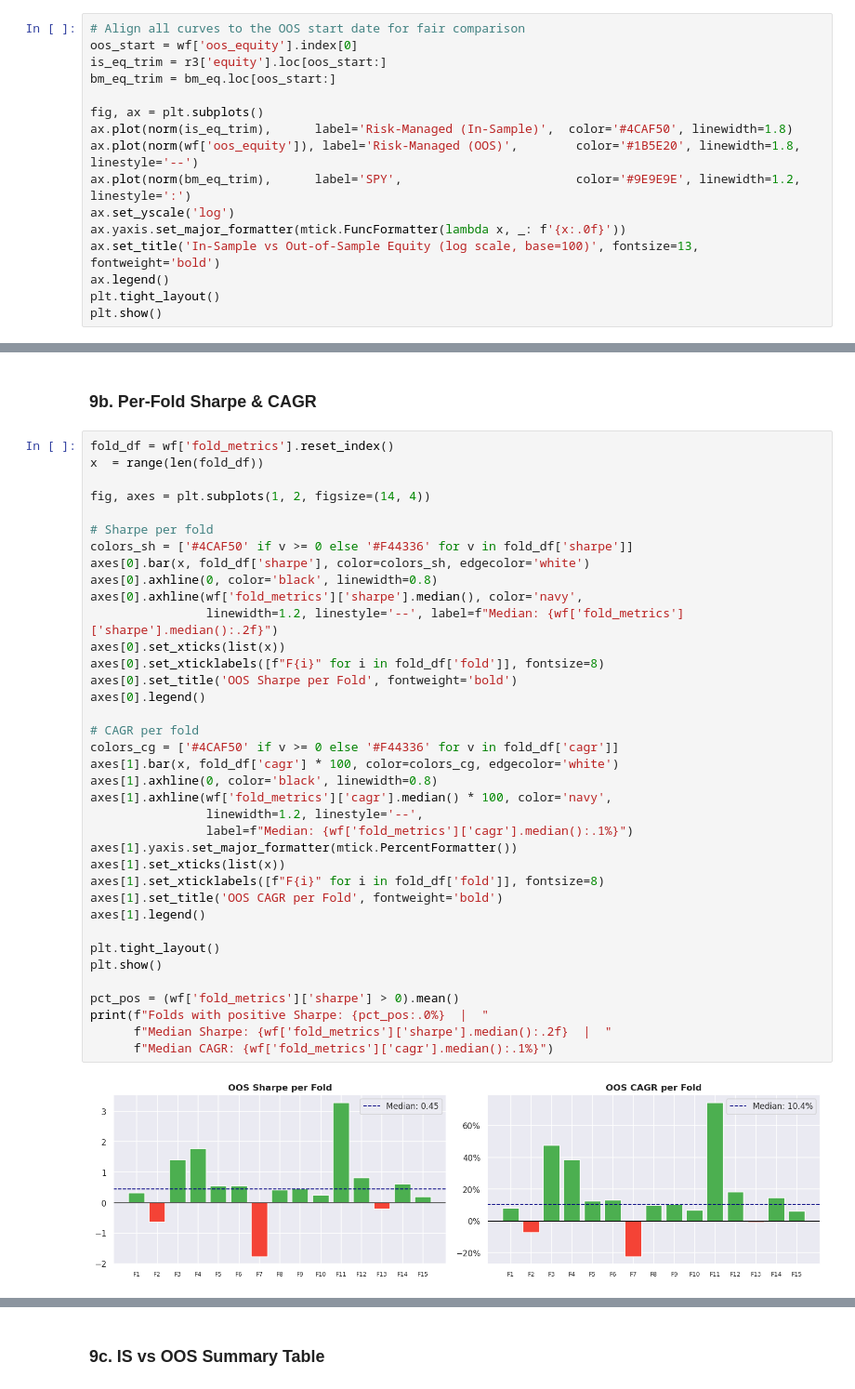
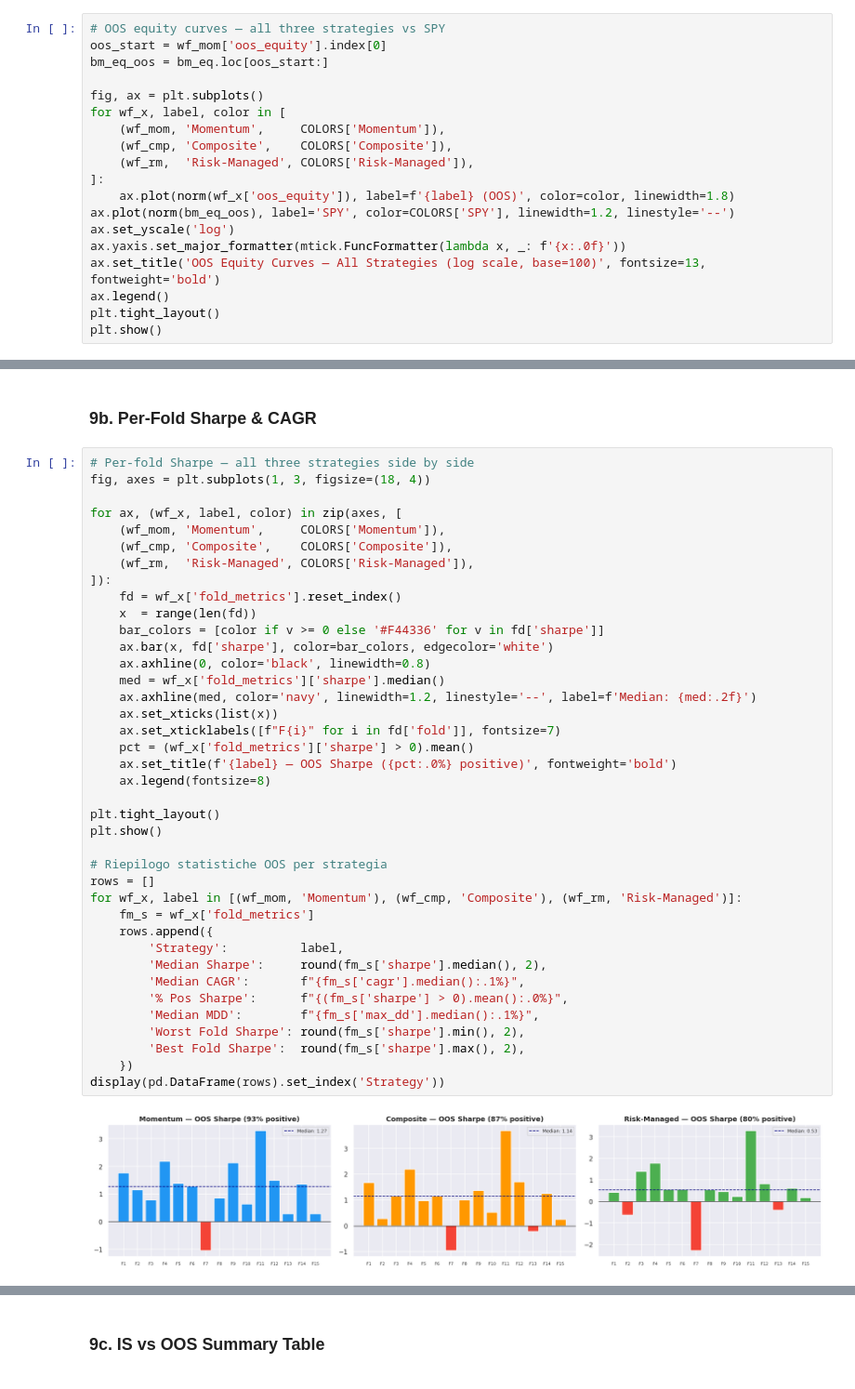
Before and after one commit to riccardo03/Backtest, a Jupyter notebook: quant-backtest/notebooks/analysis.ipynb, the cells around one changed output, grey strips where cells are left out. Shown at 93% size. Cells and saved outputs as stored; diff of their text form.

Commit message:
fixed README, add walk-forward validation for all strategies

```diff
--- a/quant-backtest/notebooks/analysis.ipynb
+++ b/quant-backtest/notebooks/analysis.ipynb
@@ -248,18 +261,21 @@ Running walk-forward validation (3y train / 6m OOS per fold)...
 # %% [markdown]
 ### 9a. OOS Equity Curve vs In-Sample
 # %%
-# Align all curves to the OOS start date for fair comparison
-oos_start = wf['oos_equity'].index[0]
-is_eq_trim = r3['equity'].loc[oos_start:]
-bm_eq_trim = bm_eq.loc[oos_start:]
+# OOS equity curves — all three strategies vs SPY
+oos_start = wf_mom['oos_equity'].index[0]
+bm_eq_oos = bm_eq.loc[oos_start:]
 
 fig, ax = plt.subplots()
-ax.plot(norm(is_eq_trim),      label='Risk-Managed (In-Sample)',  color='#4CAF50', linewidth=1.8)
-ax.plot(norm(wf['oos_equity']), label='Risk-Managed (OOS)',        color='#1B5E20', linewidth=1.8, linestyle='--')
-ax.plot(norm(bm_eq_trim),      label='SPY',                        color='#9E9E9E', linewidth=1.2, linestyle=':')
+for wf_x, label, color in [
+    (wf_mom, 'Momentum',     COLORS['Momentum']),
+    (wf_cmp, 'Composite',    COLORS['Composite']),
+    (wf_rm,  'Risk-Managed', COLORS['Risk-Managed']),
+]:
+    ax.plot(norm(wf_x['oos_equity']), label=f'{label} (OOS)', color=color, linewidth=1.8)
+ax.plot(norm(bm_eq_oos), label='SPY', color=COLORS['SPY'], linewidth=1.2, linestyle='--')
 ax.set_yscale('log')
 ax.yaxis.set_major_formatter(mtick.FuncFormatter(lambda x, _: f'{x:.0f}'))
-ax.set_title('In-Sample vs Out-of-Sample Equity (log scale, base=100)', fontsize=13, fontweight='bold')
+ax.set_title('OOS Equity Curves — All Strategies (log scale, base=100)', fontsize=13, fontweight='bold')
 ax.legend()
 plt.tight_layout()
 plt.show()
@@ -268,41 +284,43 @@ plt.show()
 # %% [markdown]
 ### 9b. Per-Fold Sharpe & CAGR
 # %%
-fold_df = wf['fold_metrics'].reset_index()
-x  = range(len(fold_df))
+# Per-fold Sharpe — all three strategies side by side
+fig, axes = plt.subplots(1, 3, figsize=(18, 4))
 
-fig, axes = plt.subplots(1, 2, figsize=(14, 4))
-
-# Sharpe per fold
-colors_sh = ['#4CAF50' if v >= 0 else '#F44336' for v in fold_df['sharpe']]
-axes[0].bar(x, fold_df['sharpe'], color=colors_sh, edgecolor='white')
-axes[0].axhline(0, color='black', linewidth=0.8)
-axes[0].axhline(wf['fold_metrics']['sharpe'].median(), color='navy',
-                linewidth=1.2, linestyle='--', label=f"Median: {wf['fold_metrics']['sharpe'].median():.2f}")
-axes[0].set_xticks(list(x))
-axes[0].set_xticklabels([f"F{i}" for i in fold_df['fold']], fontsize=8)
-axes[0].set_title('OOS Sharpe per Fold', fontweight='bold')
-axes[0].legend()
-
-# CAGR per fold
-colors_cg = ['#4CAF50' if v >= 0 else '#F44336' for v in fold_df['cagr']]
-axes[1].bar(x, fold_df['cagr'] * 100, color=colors_cg, edgecolor='white')
-axes[1].axhline(0, color='black', linewidth=0.8)
-axes[1].axhline(wf['fold_metrics']['cagr'].median() * 100, color='navy',
-                linewidth=1.2, linestyle='--',
-                label=f"Median: {wf['fold_metrics']['cagr'].median():.1%}")
-axes[1].yaxis.set_major_formatter(mtick.PercentFormatter())
-axes[1].set_xticks(list(x))
-axes[1].set_xticklabels([f"F{i}" for i in fold_df['fold']], fontsize=8)
-axes[1].set_title('OOS CAGR per Fold', fontweight='bold')
-axes[1].legend()
+for ax, (wf_x, label, color) in zip(axes, [
+    (wf_mom, 'Momentum',     COLORS['Momentum']),
+    (wf_cmp, 'Composite',    COLORS['Composite']),
+    (wf_rm,  'Risk-Managed', COLORS['Risk-Managed']),
+]):
+    fd = wf_x['fold_metrics'].reset_index()
+    x  = range(len(fd))
+    bar_colors = [color if v >= 0 else '#F44336' for v in fd['sharpe']]
+    ax.bar(x, fd['sharpe'], color=bar_colors, edgecolor='white')
+    ax.axhline(0, color='black', linewidth=0.8)
+    med = wf_x['fold_metrics']['sharpe'].median()
+    ax.axhline(med, color='navy', linewidth=1.2, linestyle='--', label=f'Median: {med:.2f}')
+    ax.set_xticks(list(x))
+    ax.set_xticklabels([f"F{i}" for i in fd['fold']], fontsize=7)
+    pct = (wf_x['fold_metrics']['sharpe'] > 0).mean()
+    ax.set_title(f'{label} — OOS Sharpe ({pct:.0%} positive)', fontweight='bold')
+    ax.legend(fontsize=8)
 
 plt.tight_layout()
 plt.show()
 
-pct_pos = (wf['fold_metrics']['sharpe'] > 0).mean()
-print(f"Folds with positive Sharpe: {pct_pos:.0%}  |  "
-      f"Median Sharpe: {wf['fold_metrics']['sharpe'].median():.2f}  |  "
-      f"Median CAGR: {wf['fold_metrics']['cagr'].median():.1%}")
+# Riepilogo statistiche OOS per strategia
+rows = []
+for wf_x, label in [(wf_mom, 'Momentum'), (wf_cmp, 'Composite'), (wf_rm, 'Risk-Managed')]:
+    fm_s = wf_x['fold_metrics']
+    rows.append({
+        'Strategy':          label,
+        'Median Sharpe':     round(fm_s['sharpe'].median(), 2),
+        'Median CAGR':       f"{fm_s['cagr'].median():.1%}",
+        '% Pos Sharpe':      f"{(fm_s['sharpe'] > 0).mean():.0%}",
+        'Median MDD':        f"{fm_s['max_dd'].median():.1%}",
+        'Worst Fold Sharpe': round(fm_s['sharpe'].min(), 2),
+        'Best Fold Sharpe':  round(fm_s['sharpe'].max(), 2),
+    })
+display(pd.DataFrame(rows).set_index('Strategy'))
 # %% [output]
-[figure, old version]
+[figure, new version]
```
Also changed, not shown: parts of 11 cells of this notebook, 2 other files.
